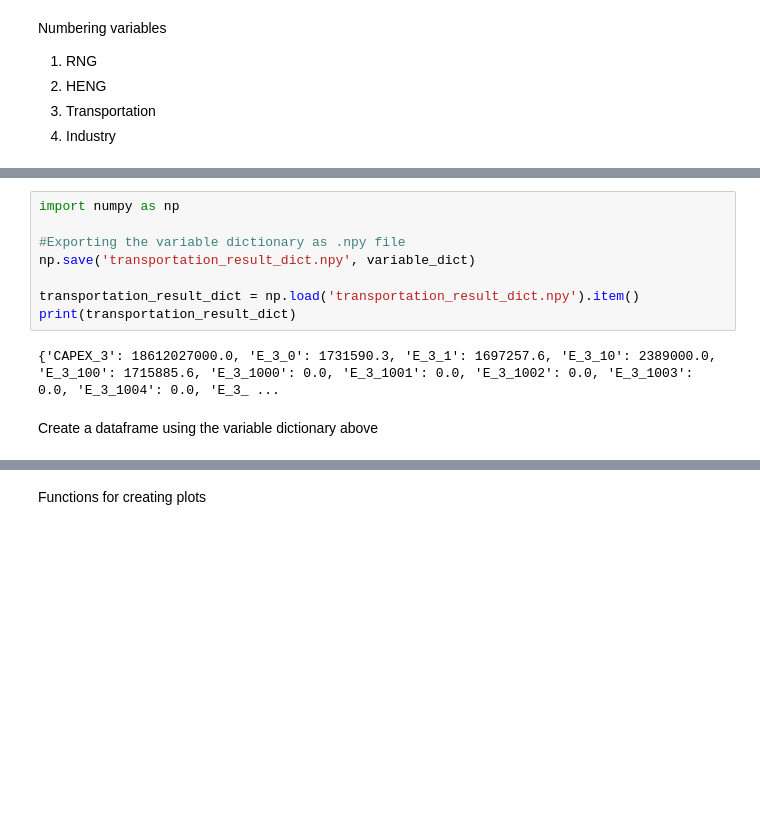
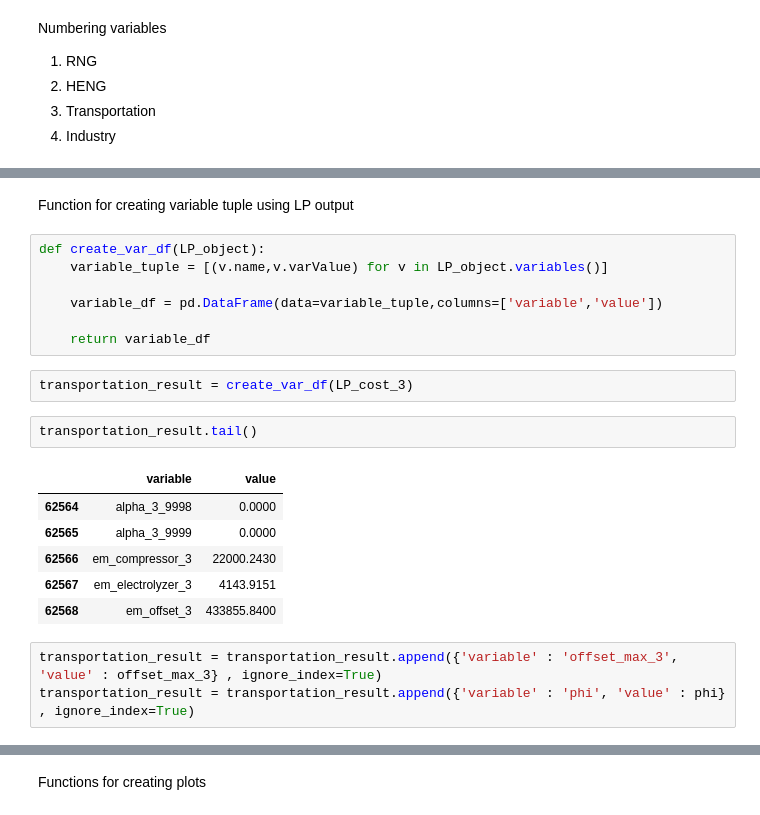
Before and after one commit to lewisjko/FYDP, a Jupyter notebook: FYDP.ipynb, the cells around one changed output, grey strips where cells are left out. Saved outputs shown, nothing was run; the diff lists cells and outputs as text; blank space fills up the shorter version.

```diff
--- a/FYDP.ipynb
+++ b/FYDP.ipynb
@@ -892,12 +945,23 @@ variable_dict = create_var_dict(LP_3)
-# %%
-import numpy as np
-
-#Exporting the variable dictionary as .npy file
-np.save('transportation_result_dict.npy', variable_dict)
-
-transportation_result_dict = np.load('transportation_result_dict.npy').item()
-print(transportation_result_dict)
-# %% [output]
-{'CAPEX_3': 18612027000.0, 'E_3_0': 1731590.3, 'E_3_1': 1697257.6, 'E_3_10': 2389000.0, 'E_3_100': 1715885.6, 'E_3_1000': 0.0, 'E_3_1001': 0.0, 'E_3_1002': 0.0, 'E_3_1003': 0.0, 'E_3_1004': 0.0, 'E_3_ ...
-# %% [markdown]
-Create a dataframe using the variable dictionary above
+# %% [markdown]
+Function for creating variable tuple using LP output
+# %%
+def create_var_df(LP_object):
+    variable_tuple = [(v.name,v.varValue) for v in LP_object.variables()]
+
+    variable_df = pd.DataFrame(data=variable_tuple,columns=['variable','value'])
+
+    return variable_df
+# %%
+transportation_result = create_var_df(LP_cost_3)
+# %%
+transportation_result.tail()
+# %% [output]
+|  | variable | value |
+| 62564 | alpha_3_9998 | 0.0000 |
+| 62565 | alpha_3_9999 | 0.0000 |
+| 62566 | em_compressor_3 | 22000.2430 |
+| 62567 | em_electrolyzer_3 | 4143.9151 |
+| 62568 | em_offset_3 | 433855.8400 |
+# %%
+transportation_result = transportation_result.append({'variable' : 'offset_max_3', 'value' : offset_max_3} , ignore_index=True)
+transportation_result = transportation_result.append({'variable' : 'phi', 'value' : phi} , ignore_index=True)
```
Also changed, not shown: parts of 82 cells of this notebook, 1 other file.
